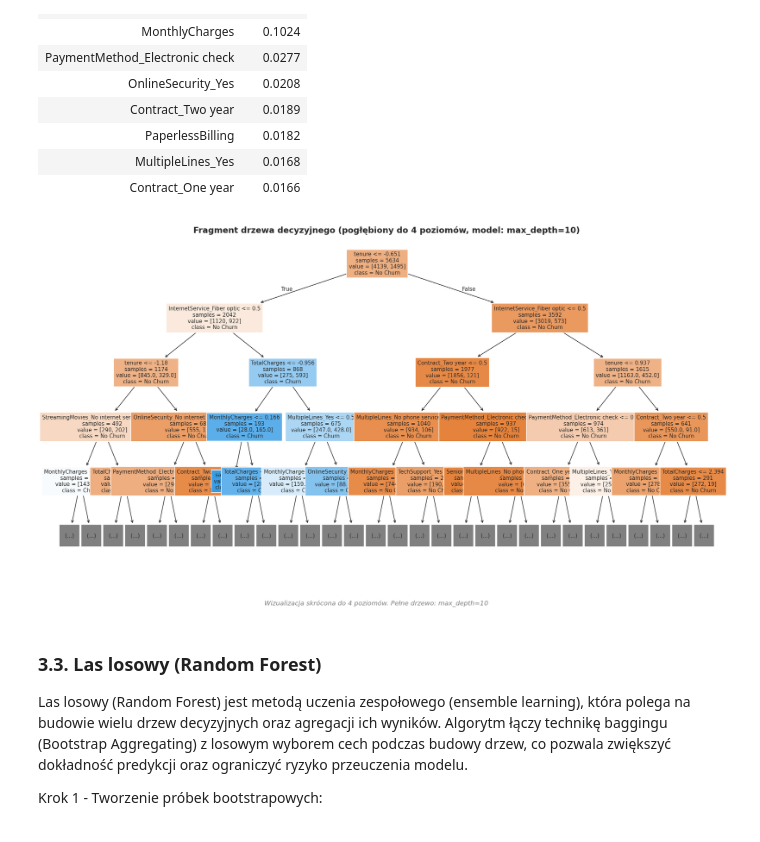
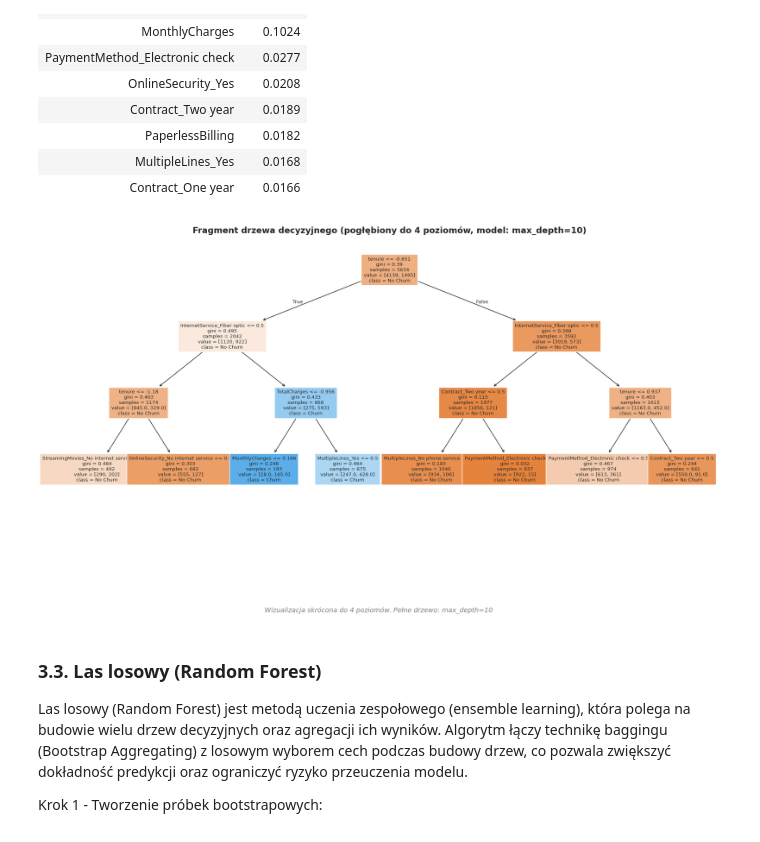
Before and after one commit to fmich7/nba-cluster-analysis, a Jupyter notebook: projekt2/telco_churn_analysis.ipynb, the cells around one changed output. Drawn from its saved outputs; the diff is of its cells as text; code cells hidden in the pictures.

```diff
--- a/projekt2/telco_churn_analysis.ipynb
+++ b/projekt2/telco_churn_analysis.ipynb
@@ -623,18 +623,45 @@ Top 10 cech (waznosc)
 | MultipleLines_Yes | 0.0168 |
 | Contract_One year | 0.0166 |
 # %%
-# Wizualizacja drzewa decyzyjnego
+import matplotlib.pyplot as plt
+from sklearn.tree import plot_tree
+
 plt.figure(figsize=(20, 10))
+ax = plt.gca()  # Pobieramy aktualne osie wykresu
+
+# Renderujemy drzewo
 plot_tree(dt, feature_names=X_train.columns, class_names=['No Churn', 'Churn'],
-          filled=True, max_depth=4, fontsize=9)
+          filled=True, max_depth=3, fontsize=8)
+
+# --- CAŁKOWITE USUNIĘCIE SZARYCH BOKSÓW I ICH STRZAŁEK ---
+# 1. Usuwamy szare boksy z tekstem "(...)"
+for text in list(ax.texts):
+    if "(...)" in text.get_text():
+        text.remove()
+
+# 2. Usuwamy strzałki, które prowadziły do usuniętych boksów.
+# Scikit-learn rysuje każdą linię jako osobny obiekt. Te na samym dole
+# kończą się na poziomie, gdzie Y jest najniższe (zazwyczaj blisko 0 lub ujemne).
+# Sortujemy linie po ich dolnym punkcie Y i usuwamy te najniższe (tyle, ile było boksów).
+# Alternatywnie: usuwamy linie, których dolny koniec pokrywa się z pozycją usuniętych węzłów.
+lines = ax.lines
+# Bezpieczna metoda: usuwamy linie, które sięgają poziomu dolnych boksów widmowych
+if lines:
+    min_y = min(l.get_ydata()[1] for l in lines)
+    for line in list(lines):
+        if line.get_ydata()[1] == min_y:
+            line.remove()
+# --------------------------------------------------------
+
 plt.title('Fragment drzewa decyzyjnego (pogłębiony do 4 poziomów, model: max_depth=10)', fontsize=14, fontweight='bold')
 fig = plt.gcf()
 fig.text(0.5, 0.01, 'Wizualizacja skrócona do 4 poziomów. Pełne drzewo: max_depth=10',
          ha='center', fontsize=11, style='italic', color='gray')
+
 plt.savefig('output/dt_tree_fragment.png', dpi=150, bbox_inches='tight')
-plt.show()
+plt.show()# Wizualizacja drzewa decyzyjnego
 # %% [output]
-[figure, old version]
+[figure, new version]
 # %% [markdown]
 ### 3.3. Las losowy (Random Forest)
 
```
Also changed, not shown: 1 other file.
